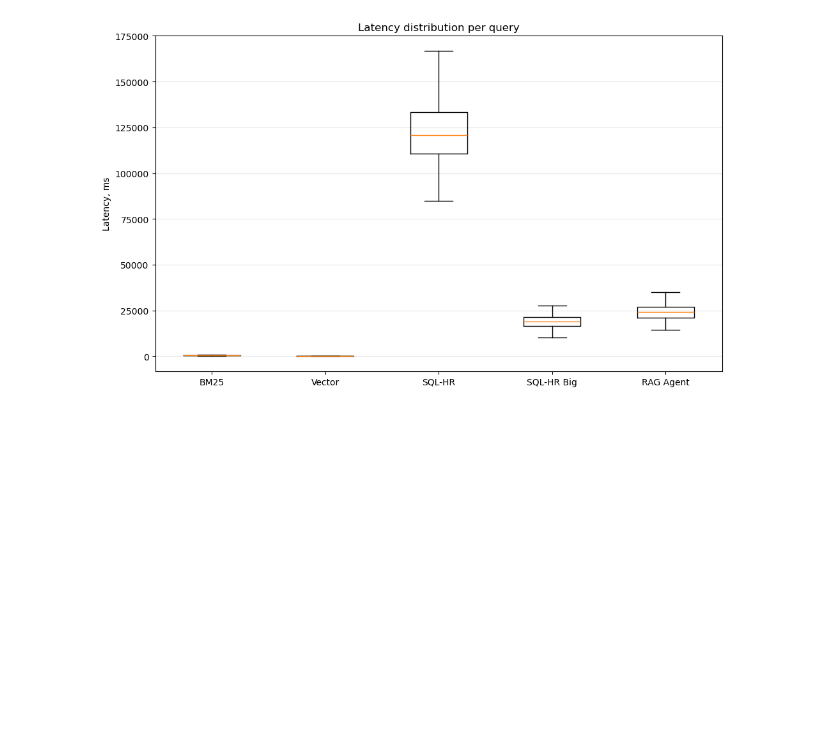
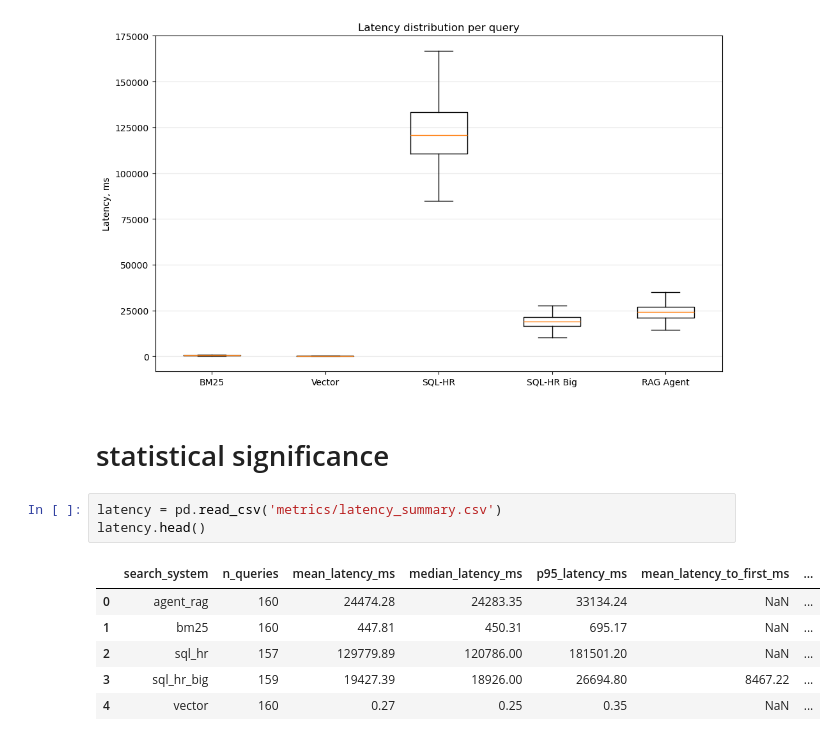
Before and after one commit to LISA-ITMO/SQL-HR, a Jupyter notebook: validation_dataset/final/all_systems_metrics.ipynb, the cells around one changed output. Drawn from its saved outputs; the diff is of its cells as text; blank space fills up the shorter version.

Commit message:
some statistical tests

```diff
--- a/validation_dataset/final/all_systems_metrics.ipynb
+++ b/validation_dataset/final/all_systems_metrics.ipynb
@@ -751,3 +904,15 @@ plt.show()
 [figure]
 [figure]
 [figure]
+# %% [markdown]
+# statistical significance
+# %%
+latency = pd.read_csv('metrics/latency_summary.csv')
+latency.head()
+# %% [output]
+|  | search_system | n_queries | mean_latency_ms | median_latency_ms | p95_latency_ms | mean_latency_to_first_ms | ... |
+| 0 | agent_rag | 160 | 24474.28 | 24283.35 | 33134.24 | NaN | ... |
+| 1 | bm25 | 160 | 447.81 | 450.31 | 695.17 | NaN | ... |
+| 2 | sql_hr | 157 | 129779.89 | 120786.00 | 181501.20 | NaN | ... |
+| 3 | sql_hr_big | 159 | 19427.39 | 18926.00 | 26694.80 | 8467.22 | ... |
+| 4 | vector | 160 | 0.27 | 0.25 | 0.35 | NaN | ... |
```
Also changed, not shown: parts of 24 cells of this notebook, 5 other files.
